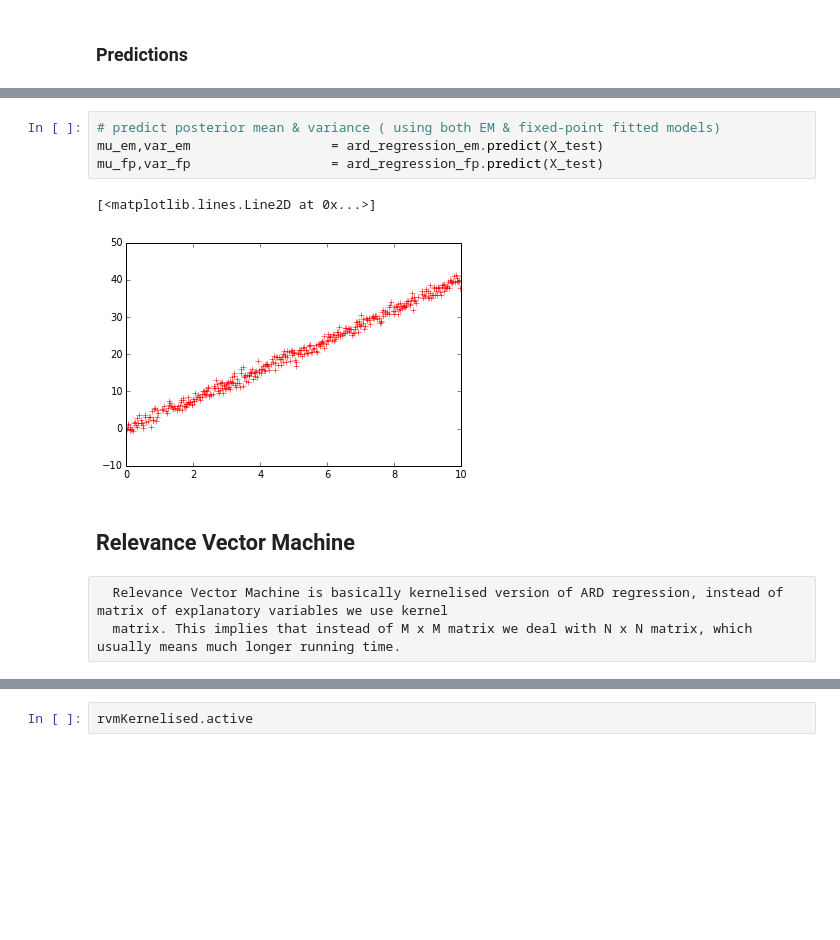
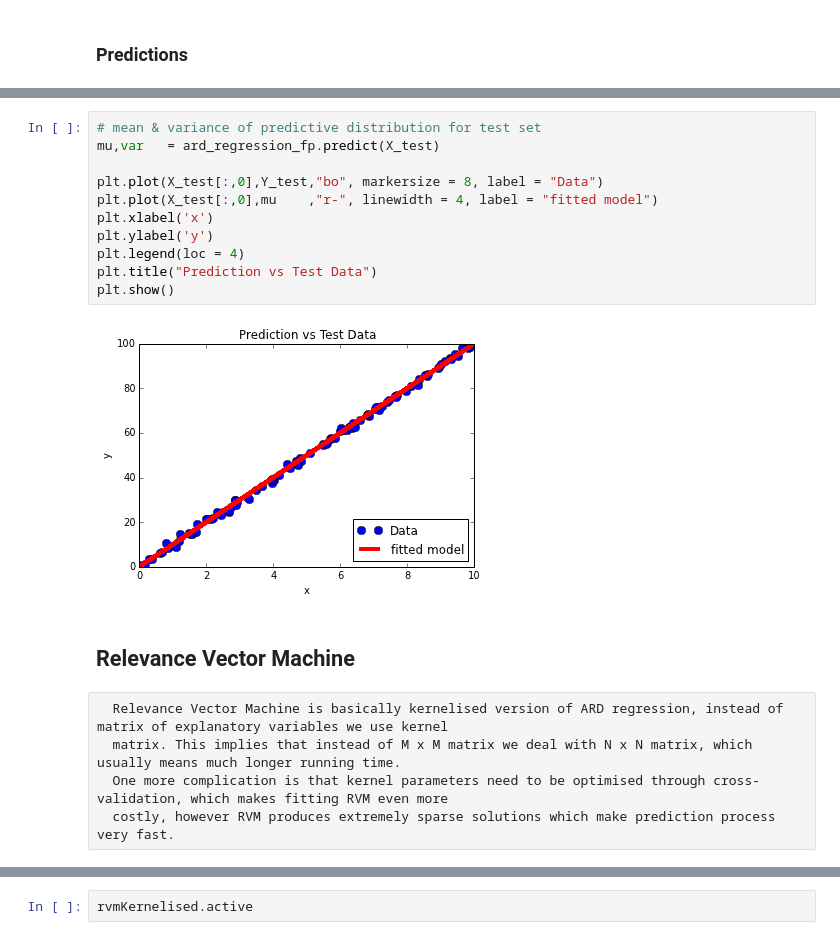
Before and after one commit to AmazaspShumik/sklearn-bayes, a Jupyter notebook: ard_rvm_demo.ipynb, the cells around one changed output, grey strips where cells are left out. Drawn from its saved outputs; the diff is of its cells as text; blank space fills up the shorter version.

```diff
--- a/ard_rvm_demo.ipynb
+++ b/ard_rvm_demo.ipynb
@@ -89,13 +95,21 @@ plt.show()
-# %%
-# predict posterior mean & variance ( using both EM & fixed-point fitted models)
-mu_em,var_em                  = ard_regression_em.predict(X_test)
-mu_fp,var_fp                  = ard_regression_fp.predict(X_test)
-# %% [output]
-[<matplotlib.lines.Line2D at 0x...>]
-[figure, removed]
+# %%
+# mean & variance of predictive distribution for test set
+mu,var   = ard_regression_fp.predict(X_test)
+
+plt.plot(X_test[:,0],Y_test,"bo", markersize = 8, label = "Data")
+plt.plot(X_test[:,0],mu    ,"r-", linewidth = 4, label = "fitted model")
+plt.xlabel('x')
+plt.ylabel('y')
+plt.legend(loc = 4)
+plt.title("Prediction vs Test Data")
+plt.show()
+# %% [output]
+[figure, added]
 # %% [markdown]
 ## Relevance Vector Machine
 # %% [raw]
   Relevance Vector Machine is basically kernelised version of ARD regression, instead of matrix of explanatory variables we use kernel
   matrix. This implies that instead of M x M matrix we deal with N x N matrix, which usually means much longer running time.
+  One more complication is that kernel parameters need to be optimised through cross-validation, which makes fitting RVM even more
+  costly, however RVM produces extremely sparse solutions which make prediction process very fast.
 # %%
```
Also changed, not shown: parts of 5 cells of this notebook.
